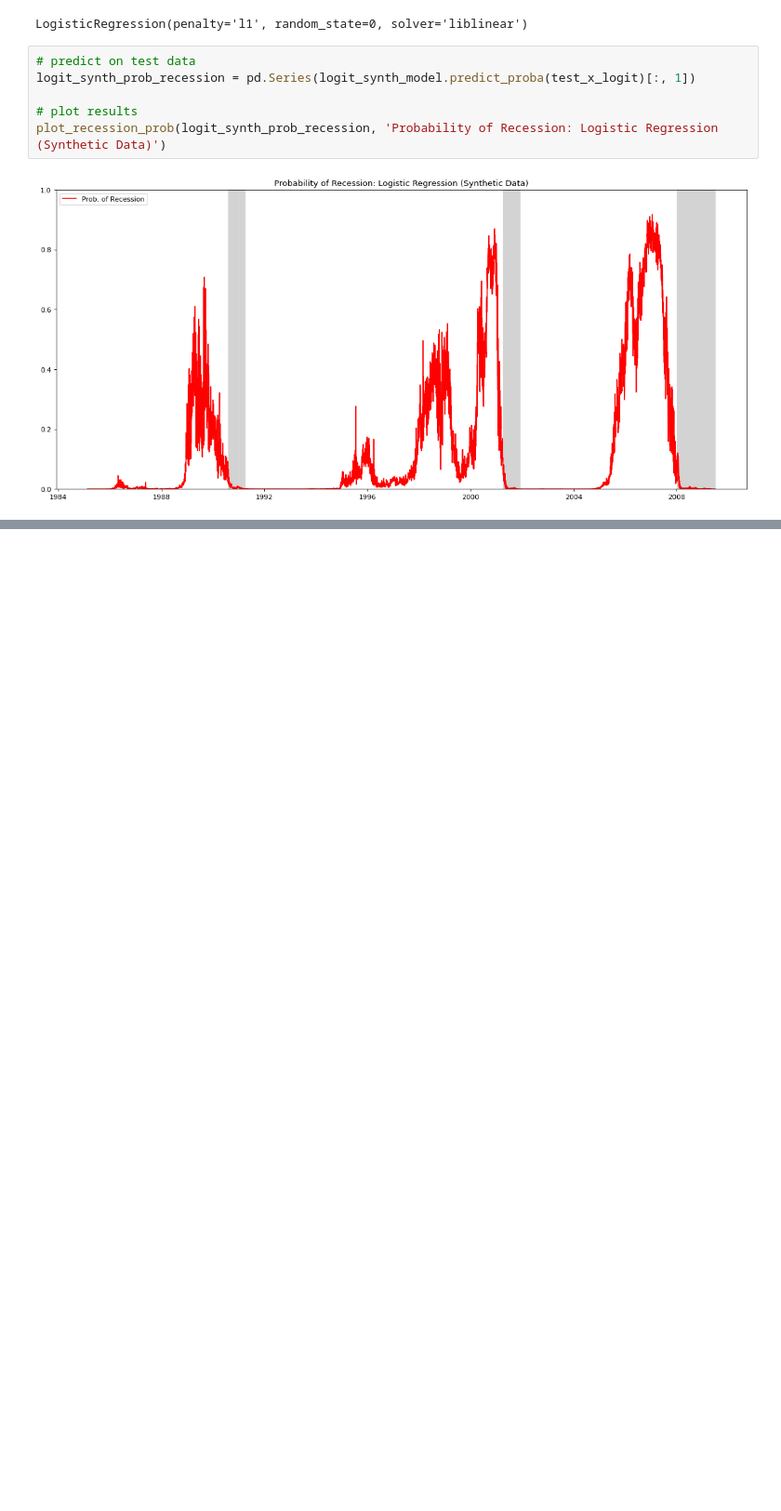
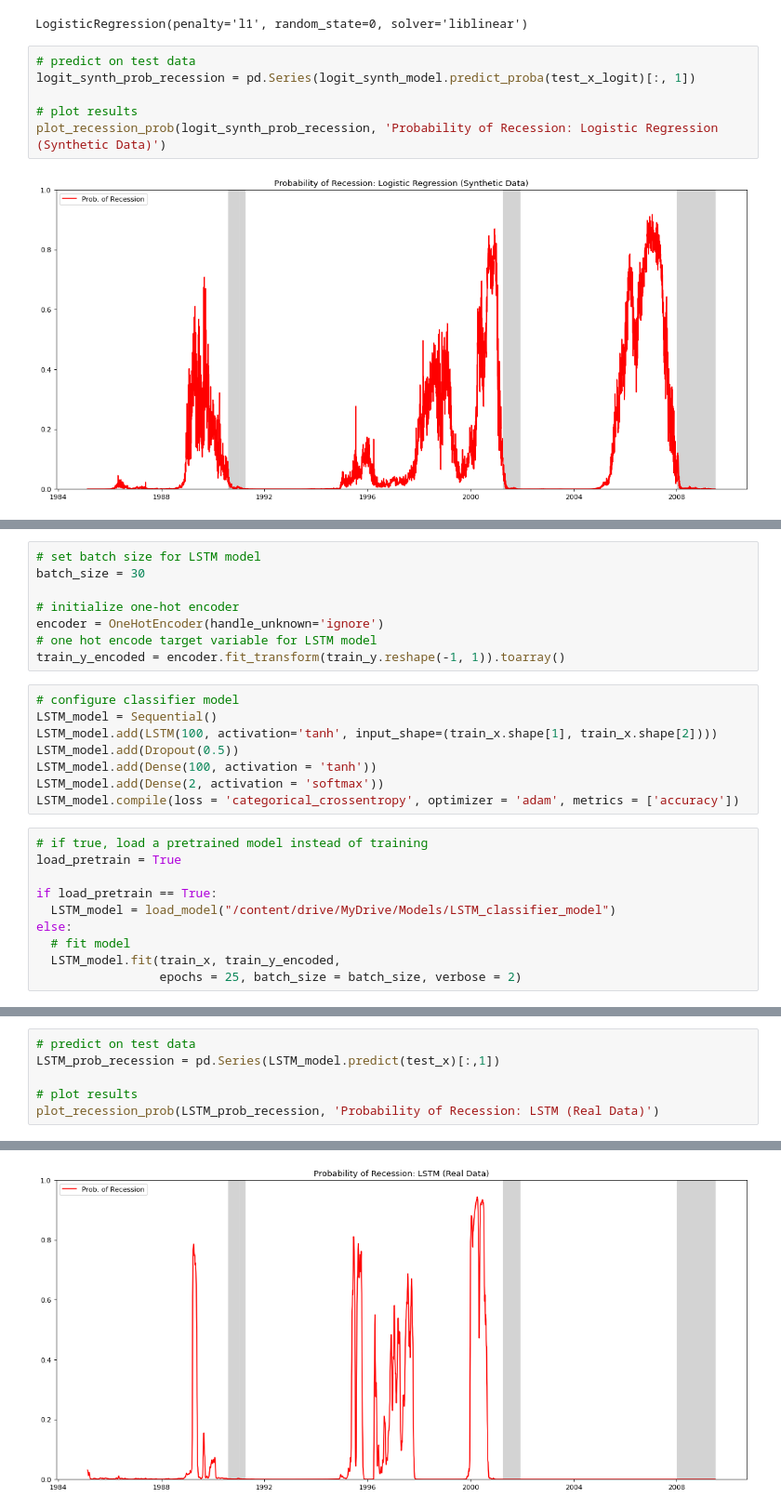
Before and after one commit to sdannels/synthetic_time_series_forecasting, a Jupyter notebook: synthetic_recession_classifier.ipynb, the cells around one changed output, grey strips where cells are left out. Shown at 93% size. Cells and saved outputs as stored; diff of their text form; blank space fills up the shorter version.

Commit message:
Added LSTM classifiers

```diff
--- a/synthetic_recession_classifier.ipynb
+++ b/synthetic_recession_classifier.ipynb
@@ -196,0 +208,26 @@ plot_recession_prob(logit_synth_prob_recession, 'Probability of Recession: Logis
+# %%
+# set batch size for LSTM model
+batch_size = 30
+
+# initialize one-hot encoder
+encoder = OneHotEncoder(handle_unknown='ignore')
+# one hot encode target variable for LSTM model
+train_y_encoded = encoder.fit_transform(train_y.reshape(-1, 1)).toarray()
+# %%
+# configure classifier model
+LSTM_model = Sequential()
+LSTM_model.add(LSTM(100, activation='tanh', input_shape=(train_x.shape[1], train_x.shape[2])))
+LSTM_model.add(Dropout(0.5))
+LSTM_model.add(Dense(100, activation = 'tanh'))
+LSTM_model.add(Dense(2, activation = 'softmax'))
+LSTM_model.compile(loss = 'categorical_crossentropy', optimizer = 'adam', metrics = ['accuracy'])
+# %%
+# if true, load a pretrained model instead of training
+load_pretrain = True
+
+if load_pretrain == True:
+  LSTM_model = load_model("/content/drive/MyDrive/Models/LSTM_classifier_model")
+else:
+  # fit model
+  LSTM_model.fit(train_x, train_y_encoded,
+                 epochs = 25, batch_size = batch_size, verbose = 2)
@@ -196,0 +258,7 @@ plot_recession_prob(logit_synth_prob_recession, 'Probability of Recession: Logis
+# %%
+# predict on test data
+LSTM_prob_recession = pd.Series(LSTM_model.predict(test_x)[:,1])
+
+# plot results
+plot_recession_prob(LSTM_prob_recession, 'Probability of Recession: LSTM (Real Data)')
+# %% [output]
@@ -196,0 +266 @@ plot_recession_prob(logit_synth_prob_recession, 'Probability of Recession: Logis
+[figure, added]
```
Also changed, not shown: parts of 13 cells of this notebook.
